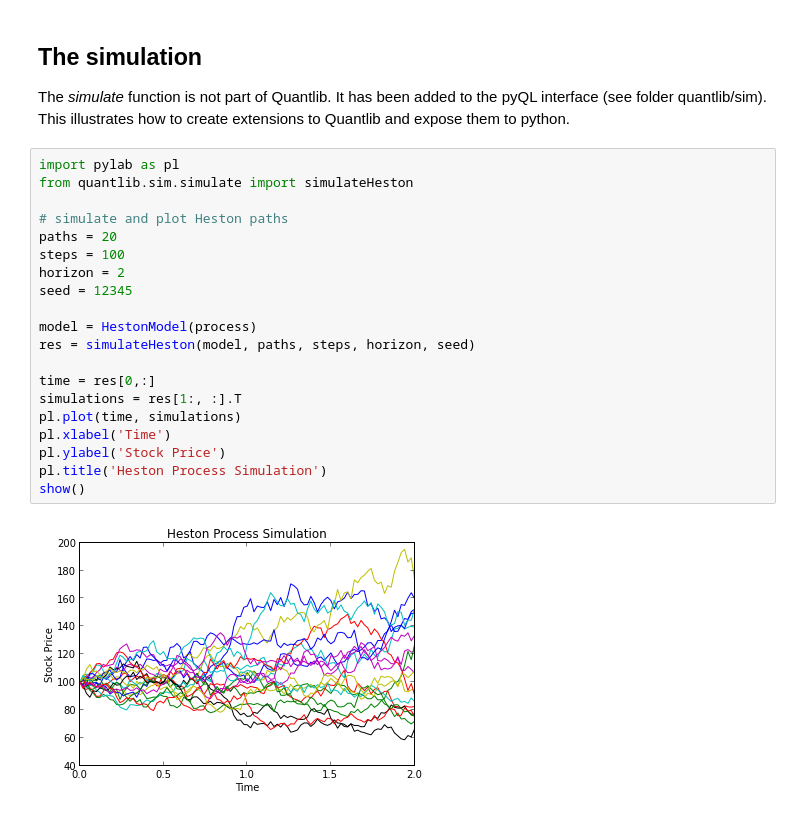
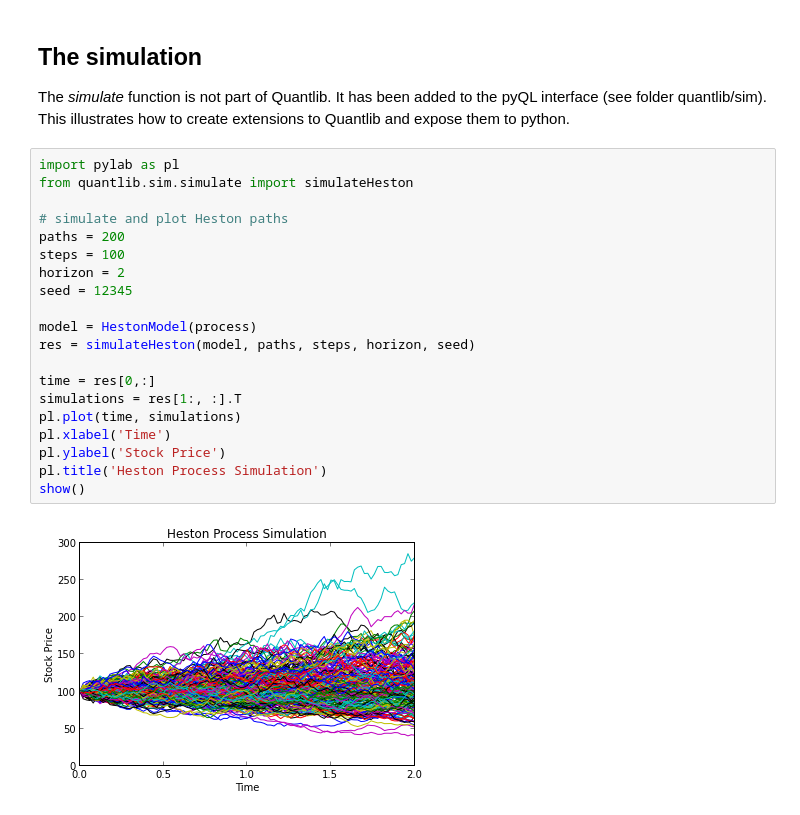
Before and after one commit to enthought/pyql, a Jupyter notebook: examples/notebooks/HestonSimulation.ipynb, the cells around one changed output. Drawn from its saved outputs; the diff is of its cells as text.

```diff
--- a/examples/notebooks/HestonSimulation.ipynb
+++ b/examples/notebooks/HestonSimulation.ipynb
@@ -68,22 +68,22 @@ The *simulate* function is not part of Quantlib. It has been added to the pyQL i
 # %%
 import pylab as pl
 from quantlib.sim.simulate import simulateHeston
 
 # simulate and plot Heston paths
-paths = 20
+paths = 200
 steps = 100
 horizon = 2
 seed = 12345
 
 model = HestonModel(process)
 res = simulateHeston(model, paths, steps, horizon, seed)
 
 time = res[0,:]
 simulations = res[1:, :].T
 pl.plot(time, simulations)
 pl.xlabel('Time')
 pl.ylabel('Stock Price')
 pl.title('Heston Process Simulation')
 show()
 # %% [output]
-[figure, old version]
+[figure, new version]
```
Also changed, not shown: 4 other files.
